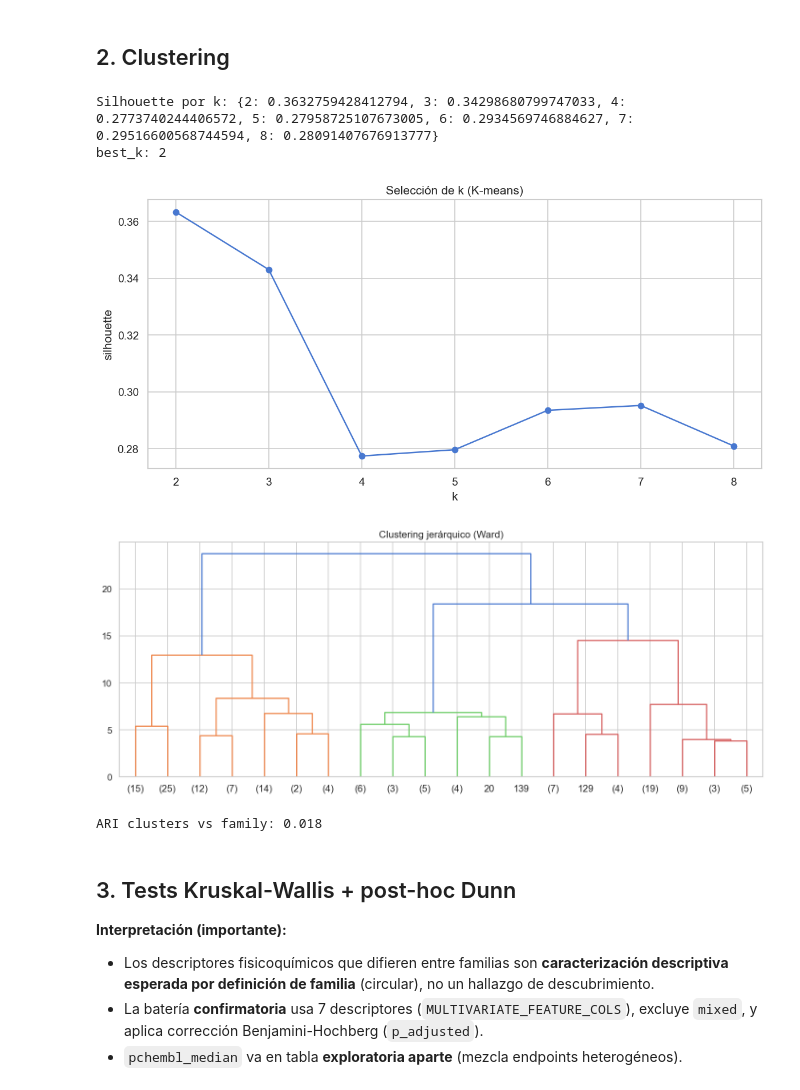
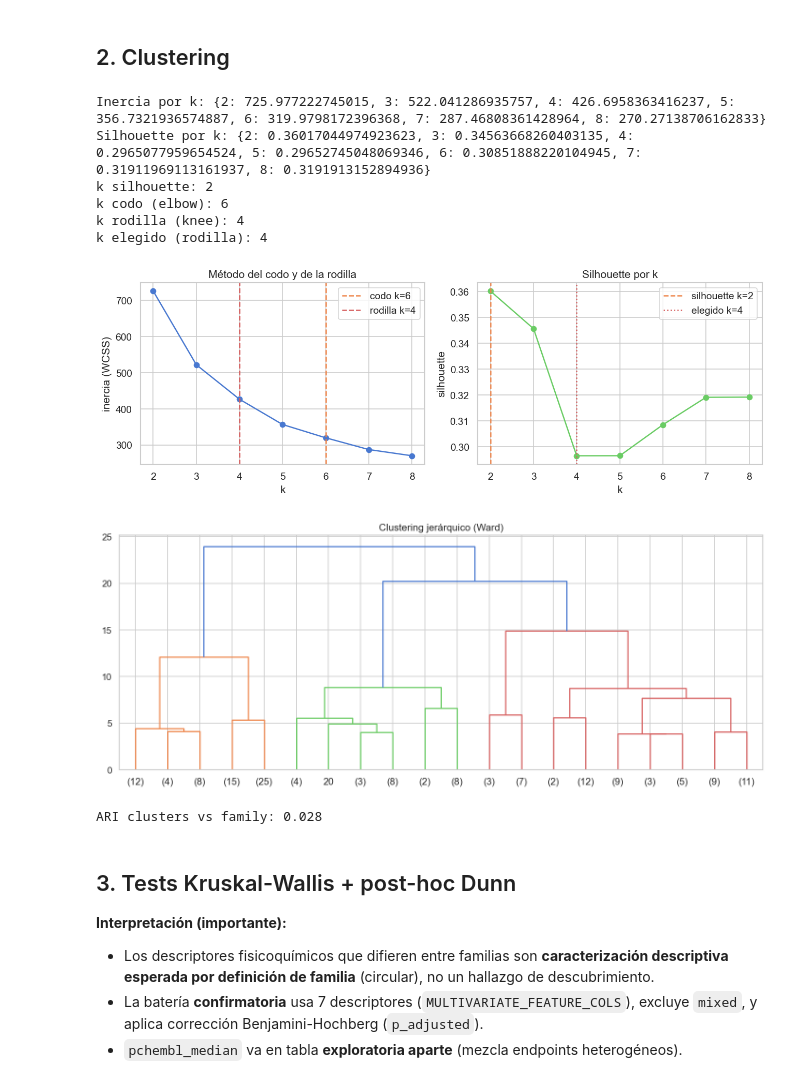
Before and after one commit to MateoDG2006/JIC2026, a Jupyter notebook: proyecto analisis/notebooks/fase4_modelado.ipynb, the cells around one changed output. Cells and saved outputs as stored; diff of their text form; code cells hidden in the pictures.

```diff
--- a/proyecto analisis/notebooks/fase4_modelado.ipynb
+++ b/proyecto analisis/notebooks/fase4_modelado.ipynb
@@ -117,42 +117,64 @@ Varianza explicada PC1+PC2: 78.2%
 # %% [markdown]
 ## 2. Clustering
 # %%
-km = run_kmeans_silhouette(X)
+km = run_kmeans_silhouette(X, range(2, 9))
+print("Inercia por k:", km["inertia_by_k"])
 print("Silhouette por k:", km["silhouette_by_k"])
-print("best_k:", km["best_k"])
+print("k silhouette:", km["k_silhouette"])
+print("k codo (elbow):", km["k_elbow"])
+print("k rodilla (knee):", km["k_knee"])
+print("k elegido (rodilla):", km["best_k"])
 
-fig, ax = plt.subplots()
-ax.plot(list(km["silhouette_by_k"].keys()), list(km["silhouette_by_k"].values()), "o-")
-ax.set_xlabel("k")
-ax.set_ylabel("silhouette")
-ax.set_title("Selección de k (K-means)")
+ks = list(km["inertia_by_k"].keys())
+fig, axes = plt.subplots(1, 2, figsize=(11, 4))
+
+axes[0].plot(ks, list(km["inertia_by_k"].values()), "o-", color="C0")
+axes[0].axvline(km["k_elbow"], color="C1", linestyle="--", label=f"codo k={km['k_elbow']}")
+axes[0].axvline(km["k_knee"], color="C3", linestyle="--", label=f"rodilla k={km['k_knee']}")
+axes[0].set_xlabel("k")
+axes[0].set_ylabel("inercia (WCSS)")
+axes[0].set_title("Método del codo y de la rodilla")
+axes[0].legend()
+
+axes[1].plot(ks, list(km["silhouette_by_k"].values()), "o-", color="C2")
+axes[1].axvline(km["k_silhouette"], color="C1", linestyle="--", label=f"silhouette k={km['k_silhouette']}")
+axes[1].axvline(km["best_k"], color="C3", linestyle=":", label=f"elegido k={km['best_k']}")
+axes[1].set_xlabel("k")
+axes[1].set_ylabel("silhouette")
+axes[1].set_title("Silhouette por k")
+axes[1].legend()
+
 plt.tight_layout()
 plt.savefig(FIG_DIR / "cluster_silhouette.png", bbox_inches="tight")
 plt.show()
 
 Z = hierarchy.linkage(X, method="ward")
 fig, ax = plt.subplots(figsize=(12, 5))
 hierarchy.dendrogram(Z, ax=ax, truncate_mode="lastp", p=20)
 ax.set_title("Clustering jerárquico (Ward)")
 plt.tight_layout()
 plt.savefig(FIG_DIR / "dendrogram.png", bbox_inches="tight")
 plt.show()
 
 labels = km["labels"]
 ari = cluster_vs_family_ari(labels, compounds["family"])
 print(f"ARI clusters vs family: {ari:.3f}")
 compounds["cluster"] = labels
 compounds.to_csv(COMPOUNDS_ALL_CSV, index=False)
 compounds_potency = compounds_potency.drop(columns=["cluster"], errors="ignore").merge(
     compounds[["chembl_id", "cluster"]], on="chembl_id", how="left"
 )
 compounds_potency.to_csv(COMPOUNDS_POTENCY_CSV, index=False)
 # %% [output]
-Silhouette por k: {2: 0.3632759428412794, 3: 0.34298680799747033, 4: 0.2773740244406572, 5: 0.27958725107673005, 6: 0.2934569746884627, 7: 0.29516600568744594, 8: 0.28091407676913777}
-best_k: 2
+Inercia por k: {2: 725.977222745015, 3: 522.041286935757, 4: 426.6958363416237, 5: 356.7321936574887, 6: 319.9798172396368, 7: 287.46808361428964, 8: 270.27138706162833}
+Silhouette por k: {2: 0.36017044974923623, 3: 0.34563668260403135, 4: 0.2965077959654524, 5: 0.29652745048069346, 6: 0.30851888220104945, 7: 0.31911969113161937, 8: 0.3191913152894936}
+k silhouette: 2
+k codo (elbow): 6
+k rodilla (knee): 4
+k elegido (rodilla): 4
-[figure, old version]
+[figure, new version]
-[figure, old version]
+[figure, new version]
-ARI clusters vs family: 0.018
+ARI clusters vs family: 0.028
 # %% [markdown]
 ## 3. Tests Kruskal-Wallis + post-hoc Dunn
 
```
Also changed, not shown: parts of 4 cells of this notebook, 25 other files.
